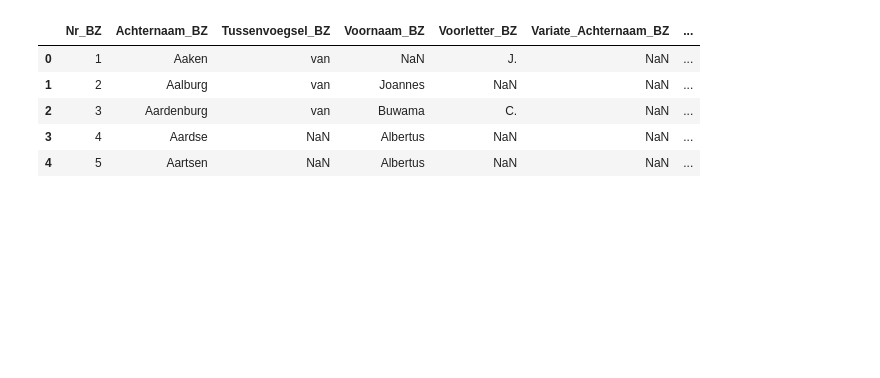
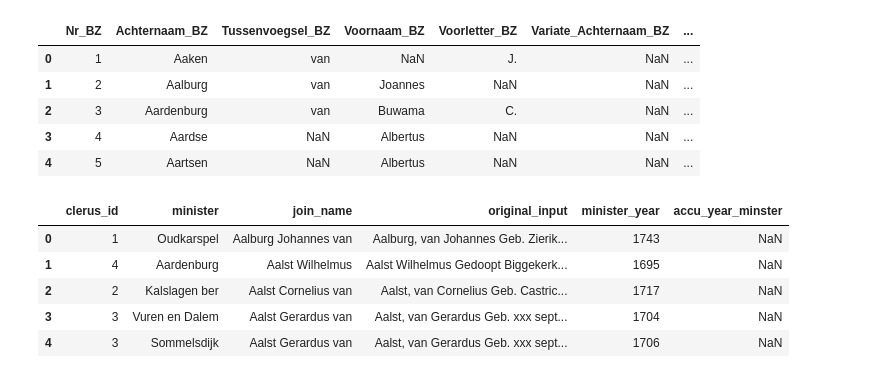
Before and after one commit to DigiDuRe/DigiDuRe, a Jupyter notebook: act5/boekzaallijst.ipynb, the cells around one changed output. Saved outputs shown, nothing was run; the diff lists cells and outputs as text; code cells hidden in the pictures; blank space fills up the shorter version.

```diff
--- a/act5/boekzaallijst.ipynb
+++ b/act5/boekzaallijst.ipynb
@@ -39,0 +44,9 @@ d11 = pd.read_csv(d11_csv, sep=';', dtype=d11_col_data_type, encoding='utf-8')
+# %%
+minister.head()
+# %% [output]
+|  | clerus_id | minister | join_name | original_input | minister_year | accu_year_minster |
+| 0 | 1 | Oudkarspel | Aalburg Johannes van | Aalburg, van Johannes Geb. Zierik... | 1743 | NaN |
+| 1 | 4 | Aardenburg | Aalst Wilhelmus | Aalst Wilhelmus Gedoopt Biggekerk... | 1695 | NaN |
+| 2 | 2 | Kalslagen ber | Aalst Cornelius van | Aalst, van Cornelius Geb. Castric... | 1717 | NaN |
+| 3 | 3 | Vuren en Dalem | Aalst Gerardus van | Aalst, van Gerardus Geb. xxx sept... | 1704 | NaN |
+| 4 | 3 | Sommelsdijk | Aalst Gerardus van | Aalst, van Gerardus Geb. xxx sept... | 1706 | NaN |
```
Also changed, not shown: parts of 12 cells of this notebook.
